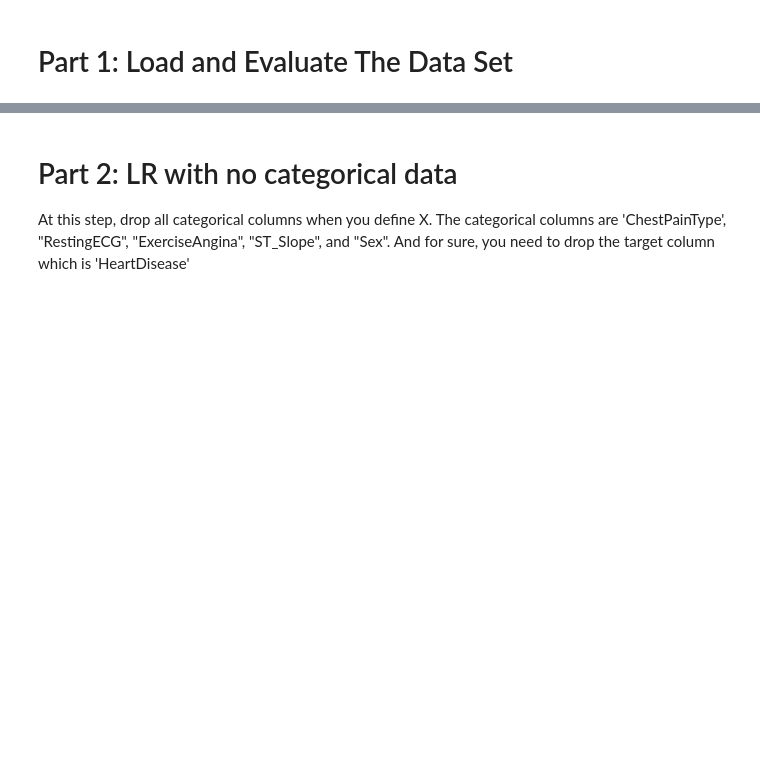
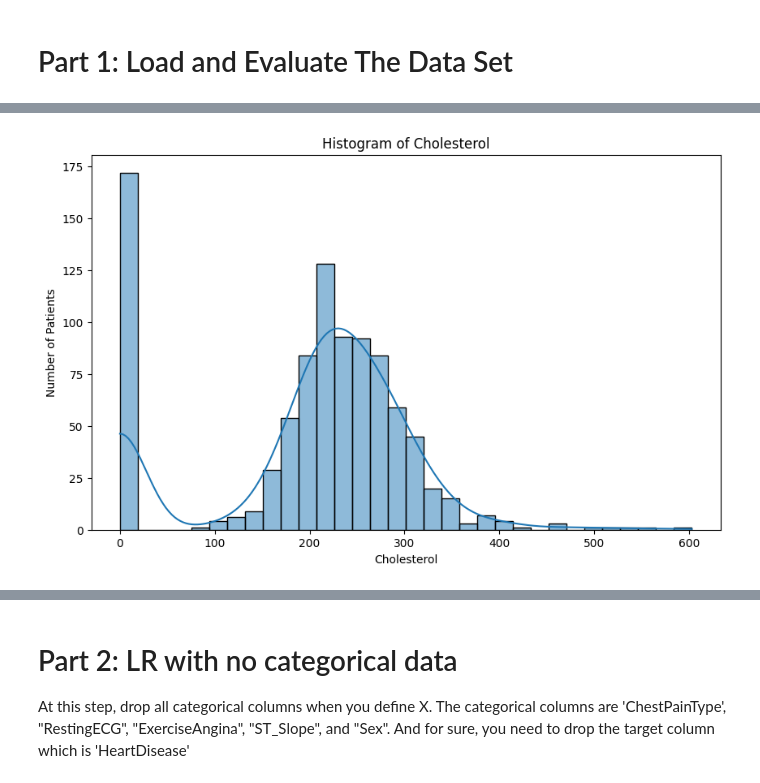
Before and after one commit to Terminated27/ECE601-2025, a Jupyter notebook: HW#3 Due Date Feb 27/question2_template.ipynb, the cells around one changed output, grey strips where cells are left out. Drawn from its saved outputs; the diff is of its cells as text; code cells hidden in the pictures; blank space fills up the shorter version.

```diff
--- a/HW#3 Due Date Feb 27/question2_template.ipynb
+++ b/HW#3 Due Date Feb 27/question2_template.ipynb
@@ -21,5 +21,5 @@ Here we will load the dataset using pandas:
 '''
 import pandas as pd
 import numpy as np
-dataset = pd.read_csv('Data set Path')
+dataset = pd.read_csv('heart.csv')
 dataset.head()
@@ -47,20 +58,24 @@ plt.show()
 # %%
 '''
 Follow steps in the previous cell to plot the histogram of feature
 'Cholesterol' versus the number of patient
 '''
 
 # Set the figure size
-'write your code here'
+plt.figure(figsize=(10, 6))
 
 # Create a histogram using Seaborn
-'write your code here'
+sns.histplot(dataset['Cholesterol'], kde=True)
 
 # Add title and labels
-'write your code here'
+plt.title('Histogram of Cholesterol')
+plt.xlabel('Cholesterol')
+plt.ylabel('Number of Patients')
 
 # Show the plot
-'write your code here'
+plt.show()
+# %% [output]
+[figure, added]
 # %%
 '''
 In this cell, we count the number of males and females
```
Also changed, not shown: parts of 20 cells of this notebook, 1 other file.
